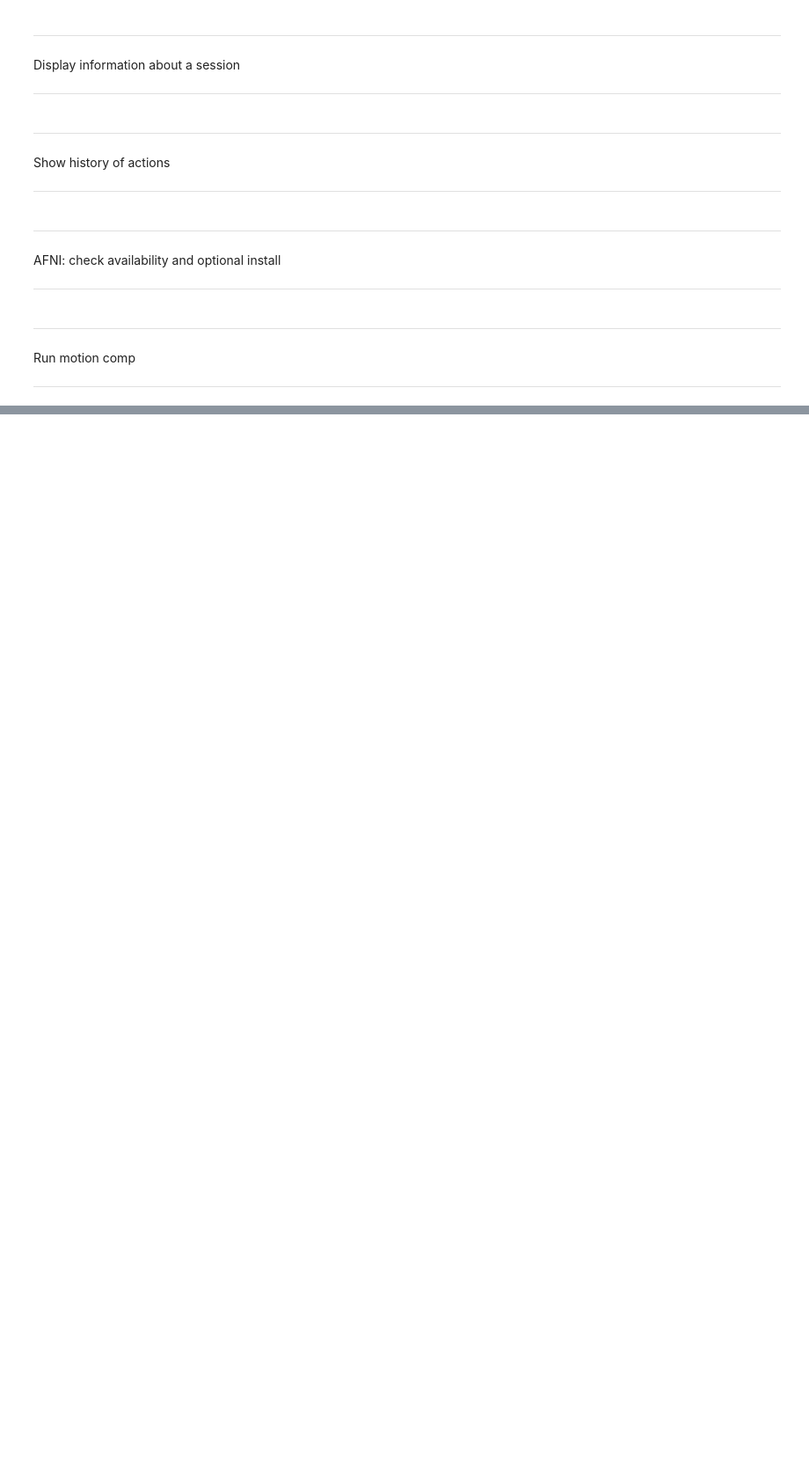
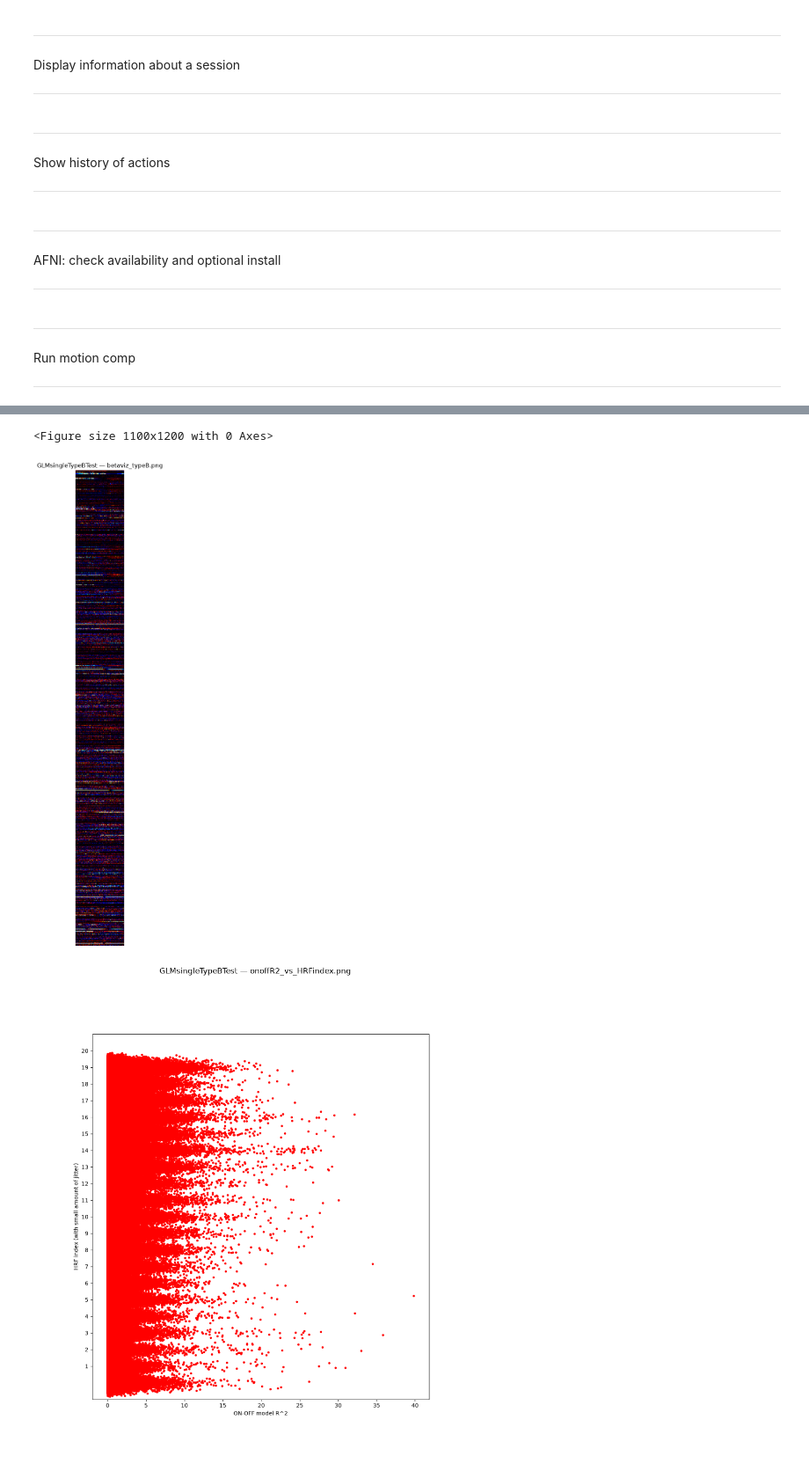
Before and after one commit to justingardner/pgl, a Jupyter notebook: tutorials/mriPipeline.ipynb, the cells around one changed output, grey strips where cells are left out. Shown at 88% size. Saved outputs shown, nothing was run; the diff lists cells and outputs as text; code cells hidden in the pictures; blank space fills up the shorter version.

```diff
--- a/tutorials/mriPipeline.ipynb
+++ b/tutorials/mriPipeline.ipynb
@@ -106,4 +106,5 @@ Load a session
 # %%
 # load a specific session
 #session = pglDatabase.loadSession(126)
-session = pglDatabase.loadSession(128)
+#session = pglDatabase.loadSession(128)
+session = pglDatabase.loadSession(136)
@@ -249,0 +229,10 @@ Created: /Users/justin/proj/pgl/tutorials/pglGenericToolDialog-cd7256ca.txt
+# %%
+from pgl.pglActionsMRI import pglActionsMRI
+from pgl.pglDatabase import pglDatabase
+
+#session = pglDatabase.loadSession(136)
+#session.setScanRunMatches([(4, 0), (5, 1)])
+
+newSession = pglActionsMRI.GLMsingle.execute(session=session, model="B", scanIndices=[4], stimDur=2.0, outputName="GLMsingleTypeBTest")
+if newSession: session = newSession
+# %% [output]
@@ -249,0 +294,3 @@ Created: /Users/justin/proj/pgl/tutorials/pglGenericToolDialog-cd7256ca.txt
+<Figure size 1100x1200 with 0 Axes>
+[figure, added]
+[figure, added]
```
Also changed, not shown: parts of 12 cells of this notebook, 7 other files.
